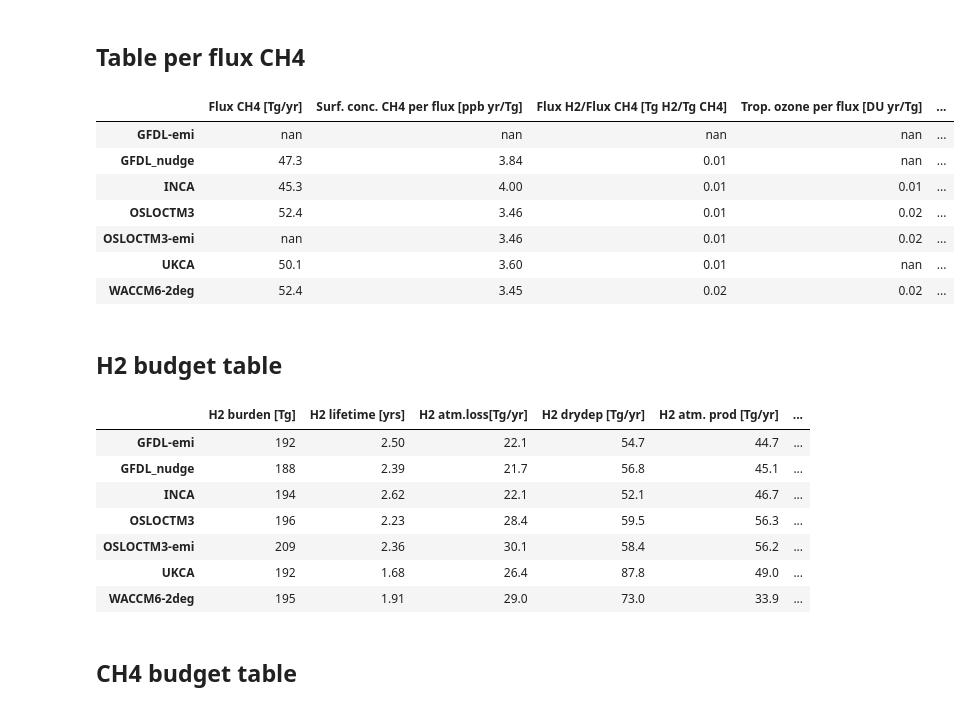
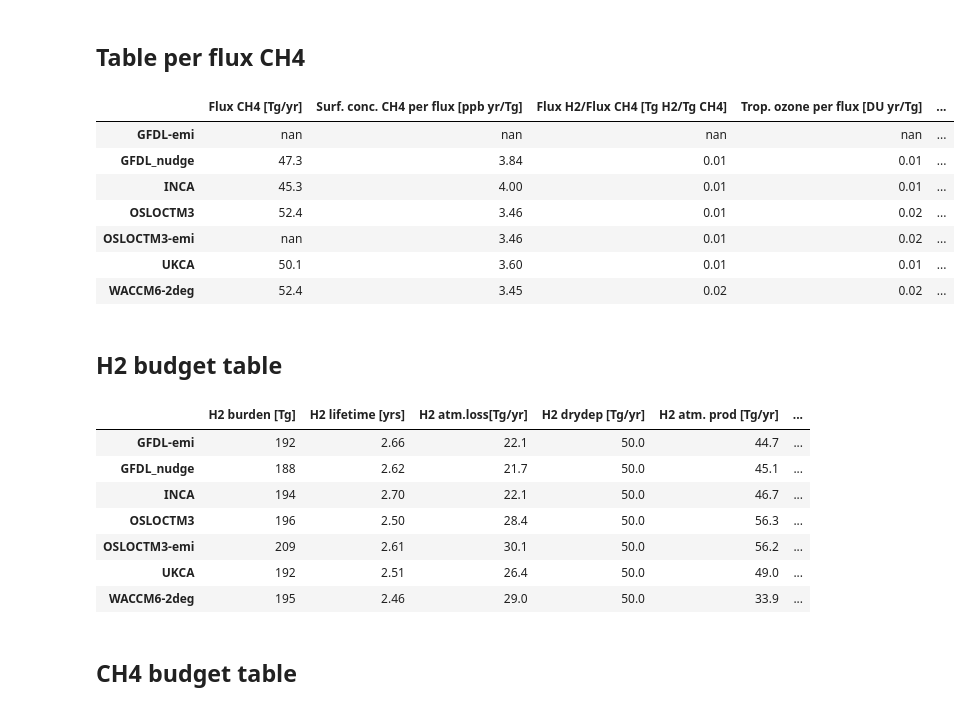
Before and after one commit to ciceroOslo/Hydrogen_GWP, a Jupyter notebook: GWP_notebook.ipynb, the cells around one changed output. Cells and saved outputs as stored; diff of their text form; code cells hidden in the pictures.

```diff
--- a/GWP_notebook.ipynb
+++ b/GWP_notebook.ipynb
@@ -81,9 +81,9 @@ spec_rf_ch4 = 0.44300
 # %% [markdown]
 **Dry deposition adjustments** As there is large uncertanty in dry deposition, we set the dry deposition values in the control run to a high and a low value based on literature (90 and 50 Tg/yr). This will result in a range of GWP values. Adjust the perturbations with the same relative factors as in the control.
 # %%
-adjust_drydep = False
+adjust_drydep = True
 if(adjust_drydep):
-    drydep = 90.0
+    drydep = 50.0
     outputpath = outputpath + 'drydep_'+ f'{drydep:.0f}_'
 # %% [markdown]
 # Part I: Read model results
@@ -848,39 +824,36 @@ df_per_flux_h2
 # %%
 df_per_flux_ch4 = pd.concat([df_ch4_flux.loc['deltaCH4'],df_surf_ch4_per_ch4_flux,
                             df_h2_flux_per_ch4_flux,df_trop_du_ozone_per_ch4_flux,df_strat_du_ozone_per_ch4_flux,
-                            df_strat_du_6060_ozone_per_ch4_flux,df_strat_du_gt60_ozone_per_ch4_flux,
                             df_ozone_rf_per_ch4_flux,df_h2o_rf_per_ch4_flux],axis=1,sort=False)
 
 
 
 
 #Save to file:
 df_per_flux_ch4 = df_per_flux_ch4.sort_index()
 df_per_flux_ch4.to_csv(outputpath + 'table_per_flux_ch4.csv')
 
 #Rename the columns:
 columns_names={'deltaCH4':'Flux CH4 [Tg/yr]',
                'surf_ch4_per_ch4_flux':'Surf. conc. CH4 per flux [ppb yr/Tg]',
                'h2_flux_per_ch4_flux':'Flux H2/Flux CH4 [Tg H2/Tg CH4]',
                'trop_du_ozone_per_ch4_flux':'Trop. ozone per flux [DU yr/Tg]',
                'strat_du_ozone_per_ch4_flux':'Strat. ozone per flux [DU yr/Tg]',
-               'strat_du_6060_ozone_per_ch4_flux':'Strat. ozone 60S-60N per flux [DU yr/Tg]',
-               'strat_du_gt60_ozone_per_ch4_flux':'Strat. ozone >60S/N per flux [DU yr/Tg]',
                'ozone_rf_per_ch4_flux':'ozone RF per flux [mW m-2 yr/ Tg]',
                'h2o_rf_per_ch4_flux':'Strat H2O RF per flux [mW m-2 yr/ Tg]'}
 
 #Rename column names:
 
 df_per_flux_ch4.rename(columns=dict(columns_names),inplace=True) #[df_per_flux_h2.columns])
 df_per_flux_ch4
 # %% [output]
 |  | Flux CH4 [Tg/yr] | Surf. conc. CH4 per flux [ppb yr/Tg] | Flux H2/Flux CH4 [Tg H2/Tg CH4] | Trop. ozone per flux [DU yr/Tg] | ... |
 | GFDL-emi | nan | nan | nan | nan | ... |
-| GFDL_nudge | 47.3 | 3.84 | 0.01 | nan | ... |
+| GFDL_nudge | 47.3 | 3.84 | 0.01 | 0.01 | ... |
 | INCA | 45.3 | 4.00 | 0.01 | 0.01 | ... |
 | OSLOCTM3 | 52.4 | 3.46 | 0.01 | 0.02 | ... |
 | OSLOCTM3-emi | nan | 3.46 | 0.01 | 0.02 | ... |
-| UKCA | 50.1 | 3.60 | 0.01 | nan | ... |
+| UKCA | 50.1 | 3.60 | 0.01 | 0.01 | ... |
 | WACCM6-2deg | 52.4 | 3.45 | 0.02 | 0.02 | ... |
 # %% [markdown]
 ## H2 budget table
@@ -902,13 +875,13 @@ df_budget_h2.to_csv(outputpath + 'table_budget_h2.csv')
 df_budget_h2
 # %% [output]
 |  | H2 burden [Tg] | H2 lifetime [yrs] | H2 atm.loss[Tg/yr] | H2 drydep [Tg/yr] | H2 atm. prod [Tg/yr] | ... |
-| GFDL-emi | 192 | 2.50 | 22.1 | 54.7 | 44.7 | ... |
-| GFDL_nudge | 188 | 2.39 | 21.7 | 56.8 | 45.1 | ... |
-| INCA | 194 | 2.62 | 22.1 | 52.1 | 46.7 | ... |
-| OSLOCTM3 | 196 | 2.23 | 28.4 | 59.5 | 56.3 | ... |
-| OSLOCTM3-emi | 209 | 2.36 | 30.1 | 58.4 | 56.2 | ... |
-| UKCA | 192 | 1.68 | 26.4 | 87.8 | 49.0 | ... |
-| WACCM6-2deg | 195 | 1.91 | 29.0 | 73.0 | 33.9 | ... |
+| GFDL-emi | 192 | 2.66 | 22.1 | 50.0 | 44.7 | ... |
+| GFDL_nudge | 188 | 2.62 | 21.7 | 50.0 | 45.1 | ... |
+| INCA | 194 | 2.70 | 22.1 | 50.0 | 46.7 | ... |
+| OSLOCTM3 | 196 | 2.50 | 28.4 | 50.0 | 56.3 | ... |
+| OSLOCTM3-emi | 209 | 2.61 | 30.1 | 50.0 | 56.2 | ... |
+| UKCA | 192 | 2.51 | 26.4 | 50.0 | 49.0 | ... |
+| WACCM6-2deg | 195 | 2.46 | 29.0 | 50.0 | 33.9 | ... |
 # %% [markdown]
 ## CH4 budget table
 # %%
```
Also changed, not shown: parts of 26 cells of this notebook, 18 other files.
